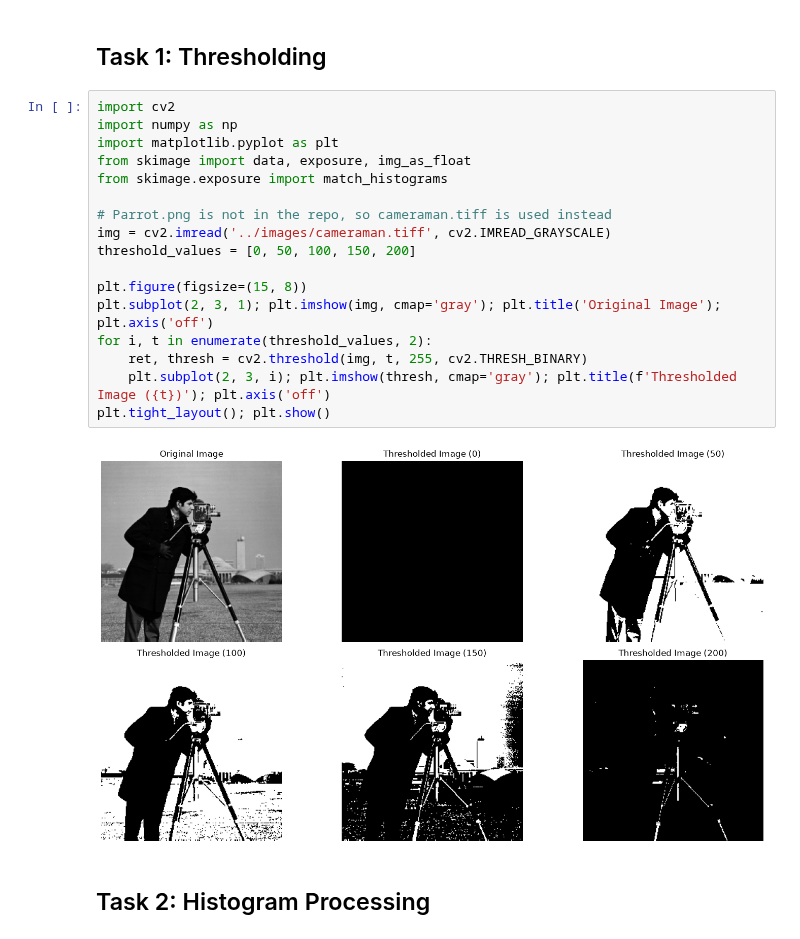
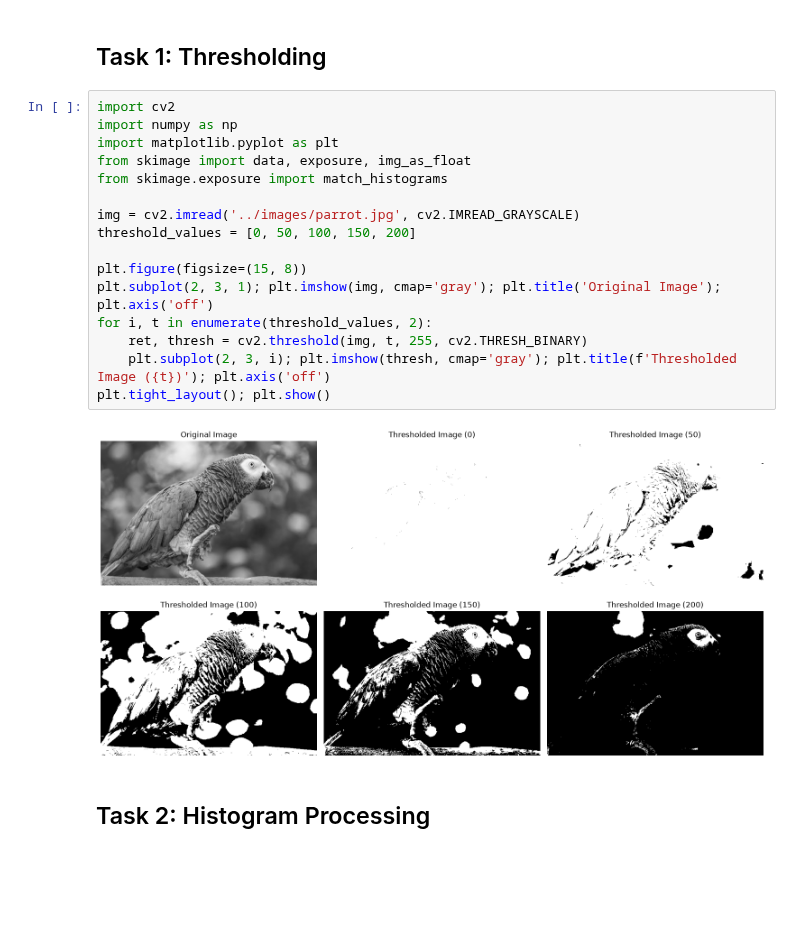
Before and after one commit to Ar3enn/Image-Processing-Labs, a Jupyter notebook: Lab-4/lab4.ipynb, the cells around one changed output. Saved outputs shown, nothing was run; the diff lists cells and outputs as text; blank space fills up the shorter version.

```diff
--- a/Lab-4/lab4.ipynb
+++ b/Lab-4/lab4.ipynb
@@ -5,22 +5,21 @@
 # %%
 import cv2
 import numpy as np
 import matplotlib.pyplot as plt
 from skimage import data, exposure, img_as_float
 from skimage.exposure import match_histograms
 
-# Parrot.png is not in the repo, so cameraman.tiff is used instead
-img = cv2.imread('../images/cameraman.tiff', cv2.IMREAD_GRAYSCALE)
+img = cv2.imread('../images/parrot.jpg', cv2.IMREAD_GRAYSCALE)
 threshold_values = [0, 50, 100, 150, 200]
 
 plt.figure(figsize=(15, 8))
 plt.subplot(2, 3, 1); plt.imshow(img, cmap='gray'); plt.title('Original Image'); plt.axis('off')
 for i, t in enumerate(threshold_values, 2):
     ret, thresh = cv2.threshold(img, t, 255, cv2.THRESH_BINARY)
     plt.subplot(2, 3, i); plt.imshow(thresh, cmap='gray'); plt.title(f'Thresholded Image ({t})'); plt.axis('off')
 plt.tight_layout(); plt.show()
 # %% [output]
-[figure, old version]
+[figure, new version]
 # %% [markdown]
 ## Task 2: Histogram Processing
 # %%
```
Also changed, not shown: 3 other files.
